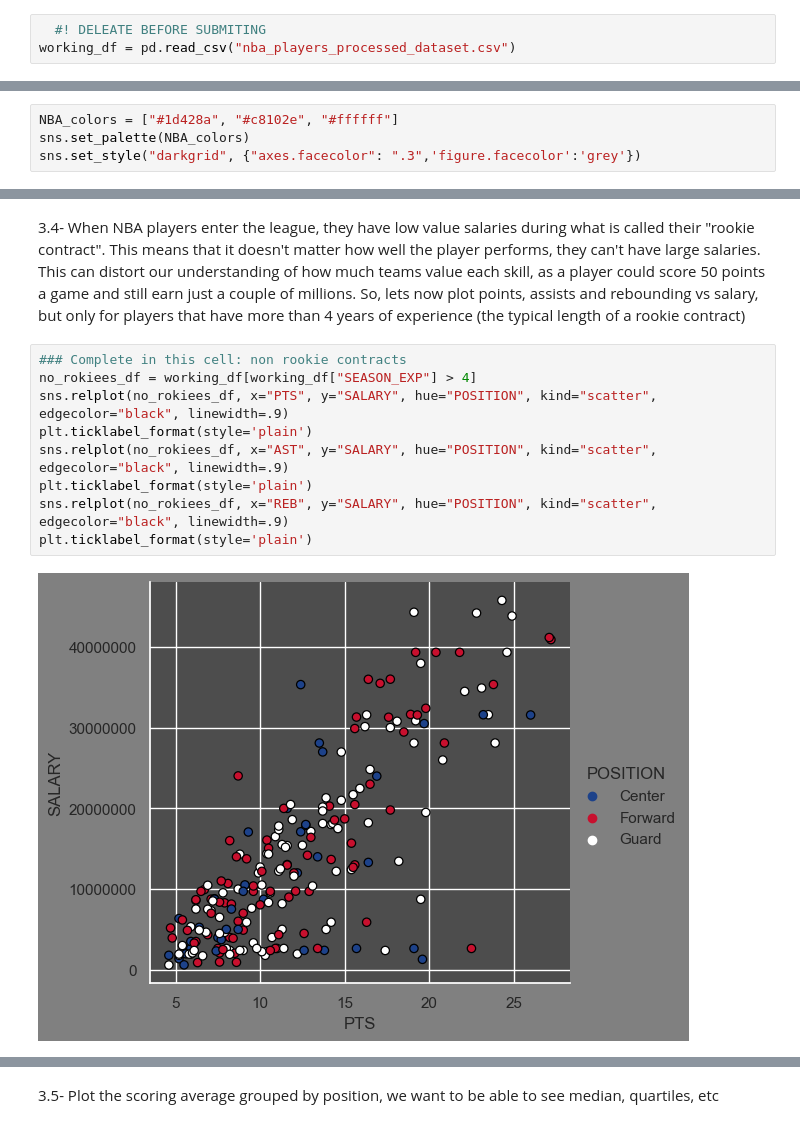
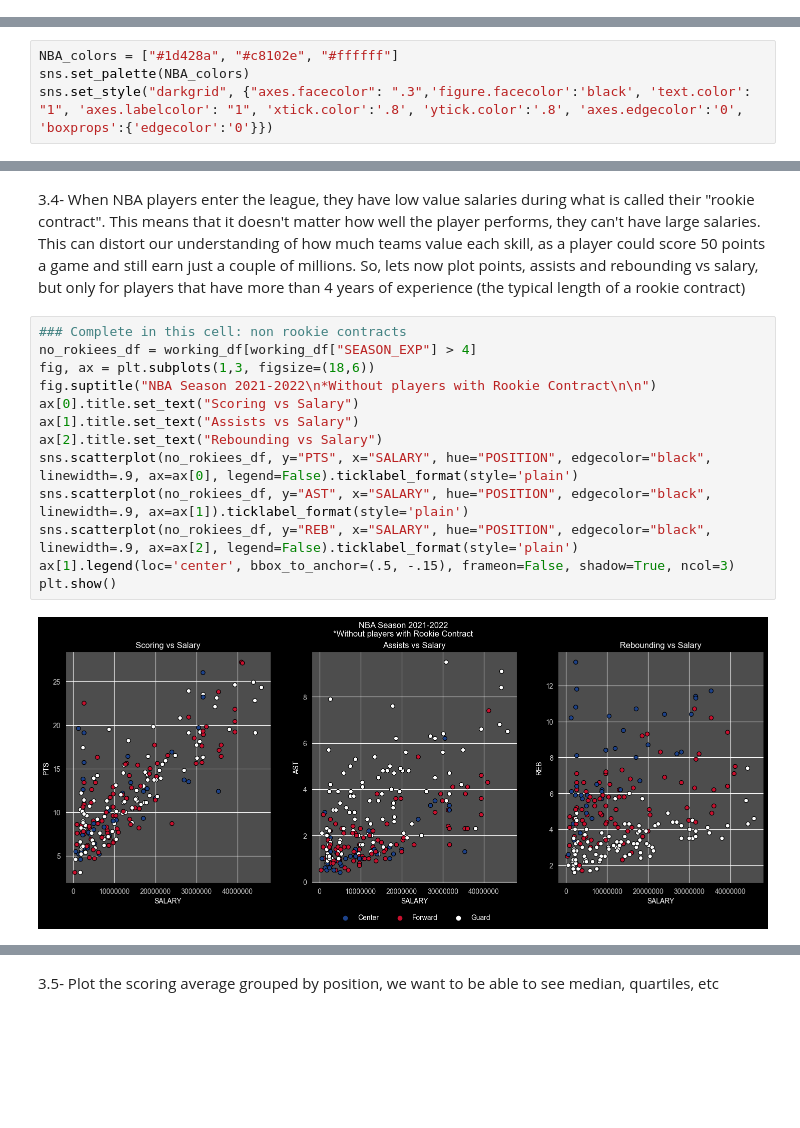
Before and after one commit to ja-818/NBA_statistics, a Jupyter notebook: Sprint_01_Julián_Arango.ipynb, the cells around one changed output, grey strips where cells are left out. Saved outputs shown, nothing was run; the diff lists cells and outputs as text; blank space fills up the shorter version.

```diff
--- a/Sprint_01_Julián_Arango.ipynb
+++ b/Sprint_01_Julián_Arango.ipynb
@@ -450,9 +525,6 @@ Now that we have the data, let's do some work
         - Mean and Median salary of all players
 
 Bonus: if you can, calculate how many players retired between the end of the 2020-2021 season and the start of the 2021-22 season.
-# %%
-  #! DELEATE BEFORE SUBMITING
-working_df = pd.read_csv("nba_players_processed_dataset.csv")
 # %%
 ### Complete in this cell: print general metrics
 
@@ -544,6 +613,6 @@ Mean and Median salary of all players: 9006231.03, 4670160.0
 # %%
 NBA_colors = ["#1d428a", "#c8102e", "#ffffff"]
 sns.set_palette(NBA_colors)
-sns.set_style("darkgrid", {"axes.facecolor": ".3",'figure.facecolor':'grey'})
+sns.set_style("darkgrid", {"axes.facecolor": ".3",'figure.facecolor':'black', 'text.color': "1", 'axes.labelcolor': "1", 'xtick.color':'.8', 'ytick.color':'.8', 'axes.edgecolor':'0', 'boxprops':{'edgecolor':'0'}})
 # %%
 ### Complete in this cell:  Relationship between scoring and salary (in millions of dollars)
@@ -567,11 +640,15 @@ plt.ticklabel_format(style='plain')
 # %%
 ### Complete in this cell: non rookie contracts
 no_rokiees_df = working_df[working_df["SEASON_EXP"] > 4]
-sns.relplot(no_rokiees_df, x="PTS", y="SALARY", hue="POSITION", kind="scatter", edgecolor="black", linewidth=.9)
-plt.ticklabel_format(style='plain')
-sns.relplot(no_rokiees_df, x="AST", y="SALARY", hue="POSITION", kind="scatter", edgecolor="black", linewidth=.9)
-plt.ticklabel_format(style='plain')
-sns.relplot(no_rokiees_df, x="REB", y="SALARY", hue="POSITION", kind="scatter", edgecolor="black", linewidth=.9)
-plt.ticklabel_format(style='plain')
+fig, ax = plt.subplots(1,3, figsize=(18,6))
+fig.suptitle("NBA Season 2021-2022\n*Without players with Rookie Contract\n\n")
+ax[0].title.set_text("Scoring vs Salary")
+ax[1].title.set_text("Assists vs Salary")
+ax[2].title.set_text("Rebounding vs Salary")
+sns.scatterplot(no_rokiees_df, y="PTS", x="SALARY", hue="POSITION", edgecolor="black", linewidth=.9, ax=ax[0], legend=False).ticklabel_format(style='plain')
+sns.scatterplot(no_rokiees_df, y="AST", x="SALARY", hue="POSITION", edgecolor="black", linewidth=.9, ax=ax[1]).ticklabel_format(style='plain')
+sns.scatterplot(no_rokiees_df, y="REB", x="SALARY", hue="POSITION", edgecolor="black", linewidth=.9, ax=ax[2], legend=False).ticklabel_format(style='plain')
+ax[1].legend(loc='center', bbox_to_anchor=(.5, -.15), frameon=False, shadow=True, ncol=3)
+plt.show()
 # %% [output]
-[figure, old version]
+[figure, new version]
```
Also changed, not shown: parts of 26 cells of this notebook.
